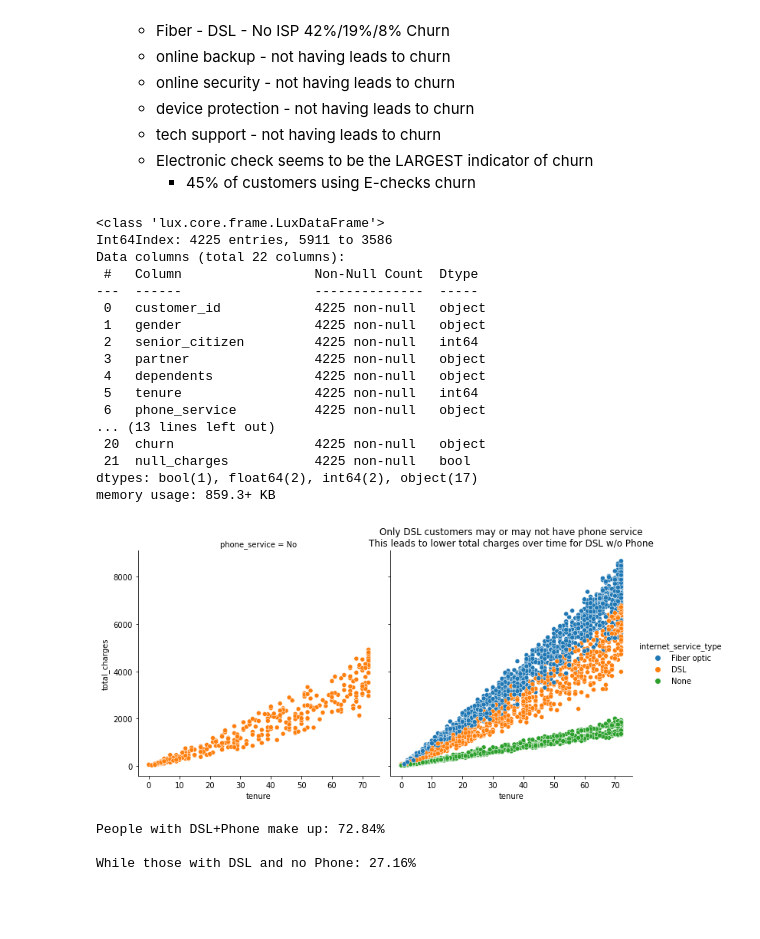
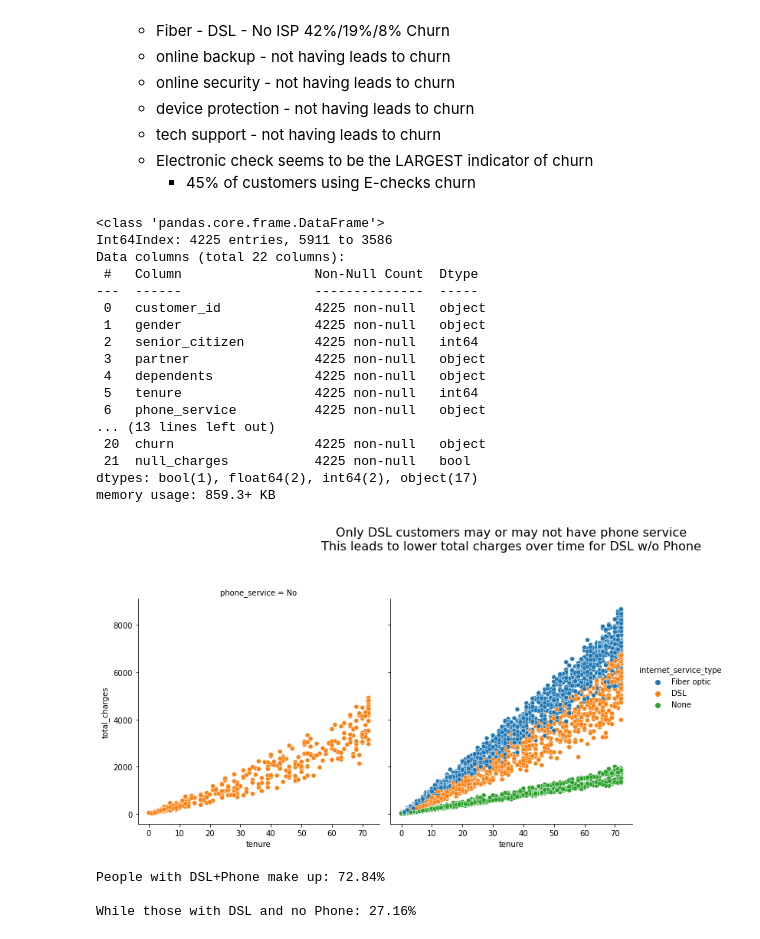
Before and after one commit to David-Howell/telco-churn, a Jupyter notebook: telco_exploration_notebook.ipynb, the cells around one changed output. Saved outputs shown, nothing was run; the diff lists cells and outputs as text; code cells hidden in the pictures; blank space fills up the shorter version.

```diff
--- a/telco_exploration_notebook.ipynb
+++ b/telco_exploration_notebook.ipynb
@@ -70,3 +99,6 @@ See the caveats in the documentation: https://pandas.pydata.org/pandas-docs/stab
+# %%
+# df = prepare.prep_telco()
+df = prepare.fix_nulls()
 # %%
 df.total_charges.value_counts(dropna=False)
 # %% [output]
@@ -80,5 +124,31 @@ df.total_charges.isnull().value_counts()
+# %%
+def split_data(df, strat_by, rand_st=123):
+    '''
+    Takes in: a `pd.DataFrame()`
+          and a `column` to stratify by  ;dtype(str)
+          and a `random state`           ;if no random state is specifed defaults to [123]
+
+      prints the `.shape` of the `DataFrame` taken in and the
+      `Train`, `Validate`, and `Test` `DataFrames` returned
+      `return: train, validate, test`    ;subset `DataFframes`
+    '''
+#     train test split giving 20% to the testing data set and stratifying by the Parameter field: strat_by
+    train, test = train_test_split(df, test_size=.2,
+                               random_state=rand_st, stratify=df[strat_by])
+#     train test split to break out a validation set the same size as the test set
+    train, validate = train_test_split(train, test_size=.25,
+                 random_state=rand_st, stratify=train[strat_by])
+#     print the name and shape of the resultant DataFrames
+    print(f'Prepared df: {df.shape}')
+    print()
+    print(f'Train: {train.shape}')
+    print(f'Validate: {validate.shape}')
+    print(f'Test: {test.shape}')
+
+#     returns the resulting DataFrames in order of train, validate, test
+    return train, validate, test
 # %%
-train, validate, test = prepare.split_data(df, 'churn')
+train, validate, test = split_data(df, 'churn')
 # %% [output]
 Prepared df: (7043, 22)
 
@@ -510,7 +696,7 @@ drop_columns = ['gender', 'phone_service', 'multiple_lines', 'streaming_tv', 'st
 # %%
 train.info()
 # %% [output]
-<class 'lux.core.frame.LuxDataFrame'>
+<class 'pandas.core.frame.DataFrame'>
 Int64Index: 4225 entries, 5911 to 3586
 Data columns (total 22 columns):
  #   Column                 Non-Null Count  Dtype
@@ -530,16 +716,19 @@ memory usage: 859.3+ KB
 # %%
 sns.relplot(data=train,
             x='tenure',
             y='total_charges',
             hue='internet_service_type',
             hue_order=['Fiber optic', 'DSL', 'None'],
             col='phone_service'
            )
 plt.title('Only DSL customers may or may not have phone service\n\
-This leads to lower total charges over time for DSL w/o Phone')
+This leads to lower total charges over time for DSL w/o Phone',
+             y=1.2,
+             fontdict= {'fontsize':16}
+            )
 plt.show()
 # %% [output]
-[figure, old version]
+[figure, new version]
 # %%
 DSLy = len(train.internet_service_type[(train.internet_service_type == 'DSL')\
                             & (train.phone_service == 'Yes')])
```
Also changed, not shown: parts of 70 cells of this notebook.
